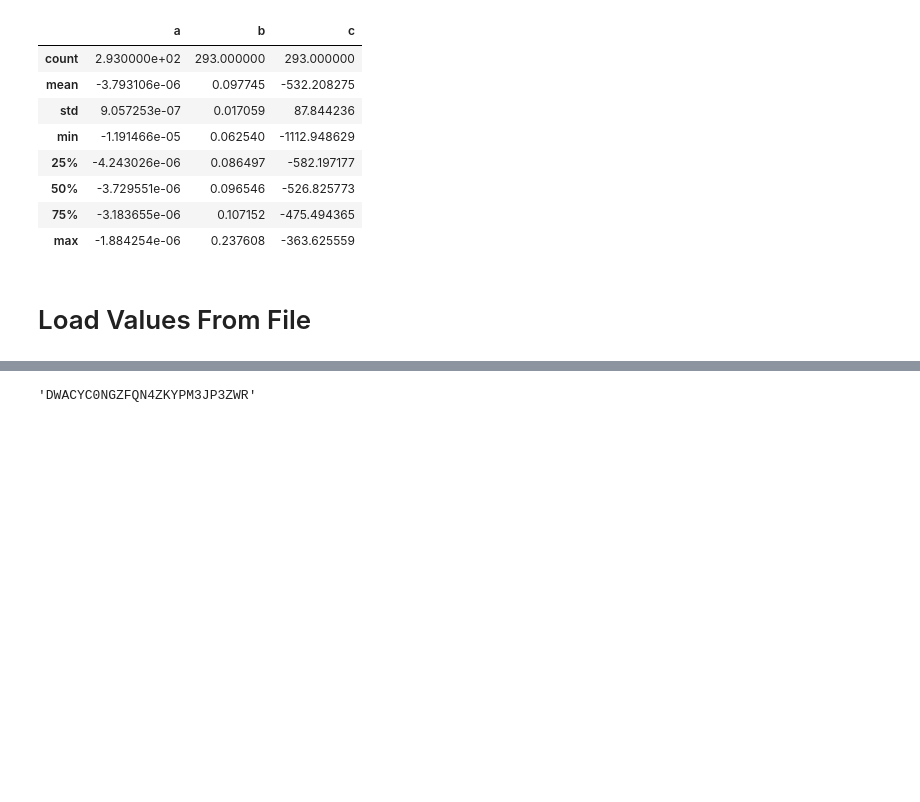
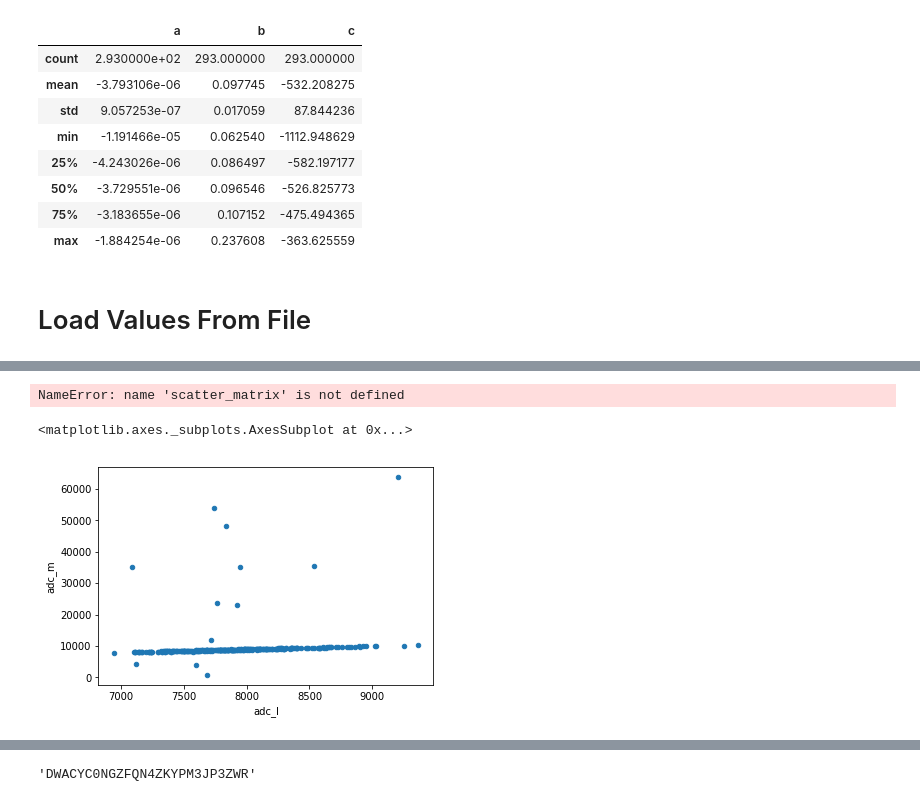
Before and after one commit to chamodw/ir-calibration, a Jupyter notebook: ml/DataVisualitzation.ipynb, the cells around one changed output, grey strips where cells are left out. Cells and saved outputs as stored; diff of their text form; code cells hidden in the pictures; blank space fills up the shorter version.

```diff
--- a/ml/DataVisualitzation.ipynb
+++ b/ml/DataVisualitzation.ipynb
@@ -66,3 +111,13 @@ df_out.head()
+# %%
+attributes = ["adc_l", "adc_h", "adc_m"]
+scatter_matrix(df_out_id[attributes], figsize=(12, 8))
+# %% [output]
+NameError: name 'scatter_matrix' is not defined
+# %%
+df_out_id.plot(kind="scatter", x="adc_l", y="adc_m")
+# %% [output]
+<matplotlib.axes._subplots.AxesSubplot at 0x...>
+[figure, added]
 # %%
 df_out['adc_value'].describe()
 # %% [output]
```
Also changed, not shown: parts of 13 cells of this notebook.
